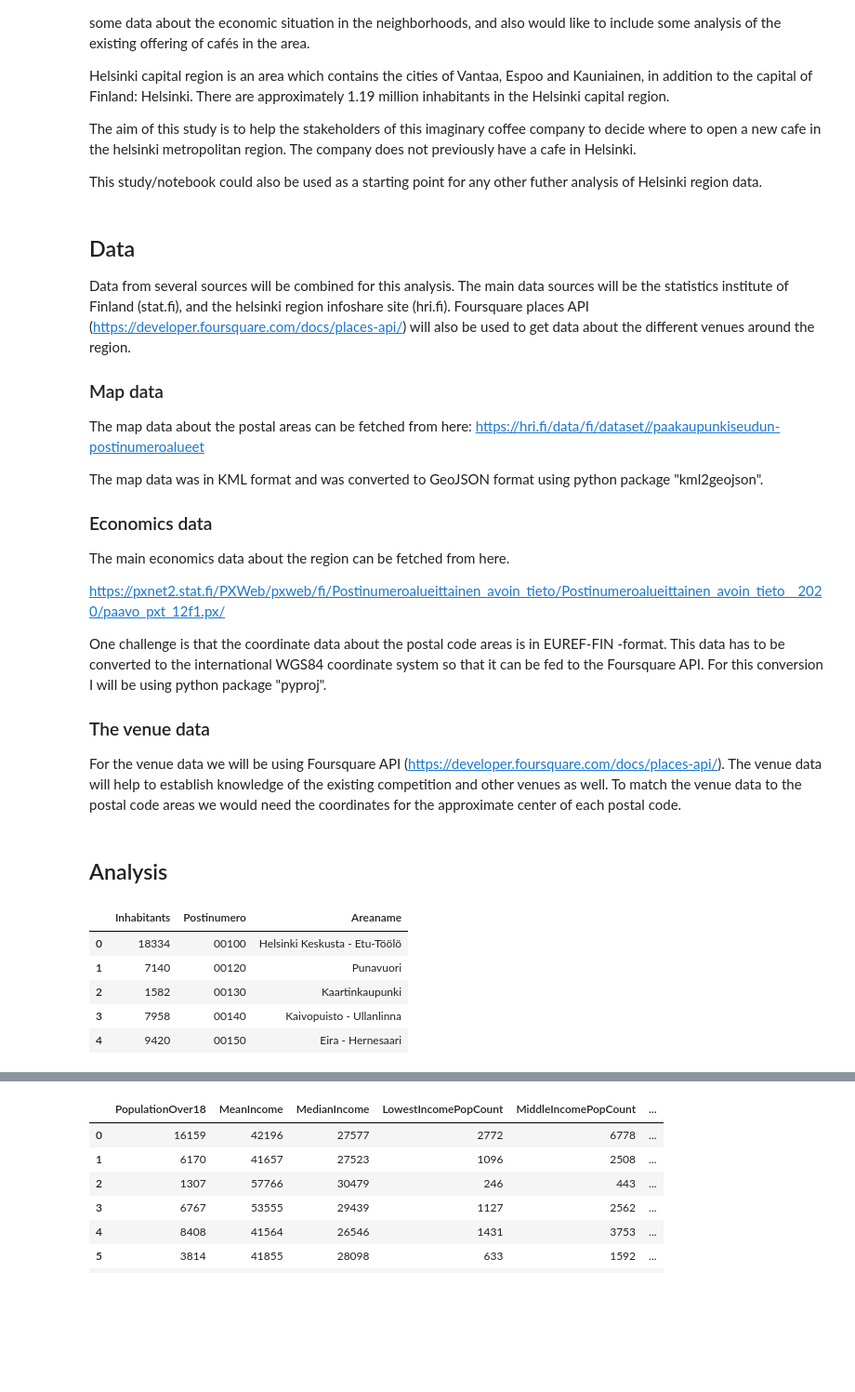
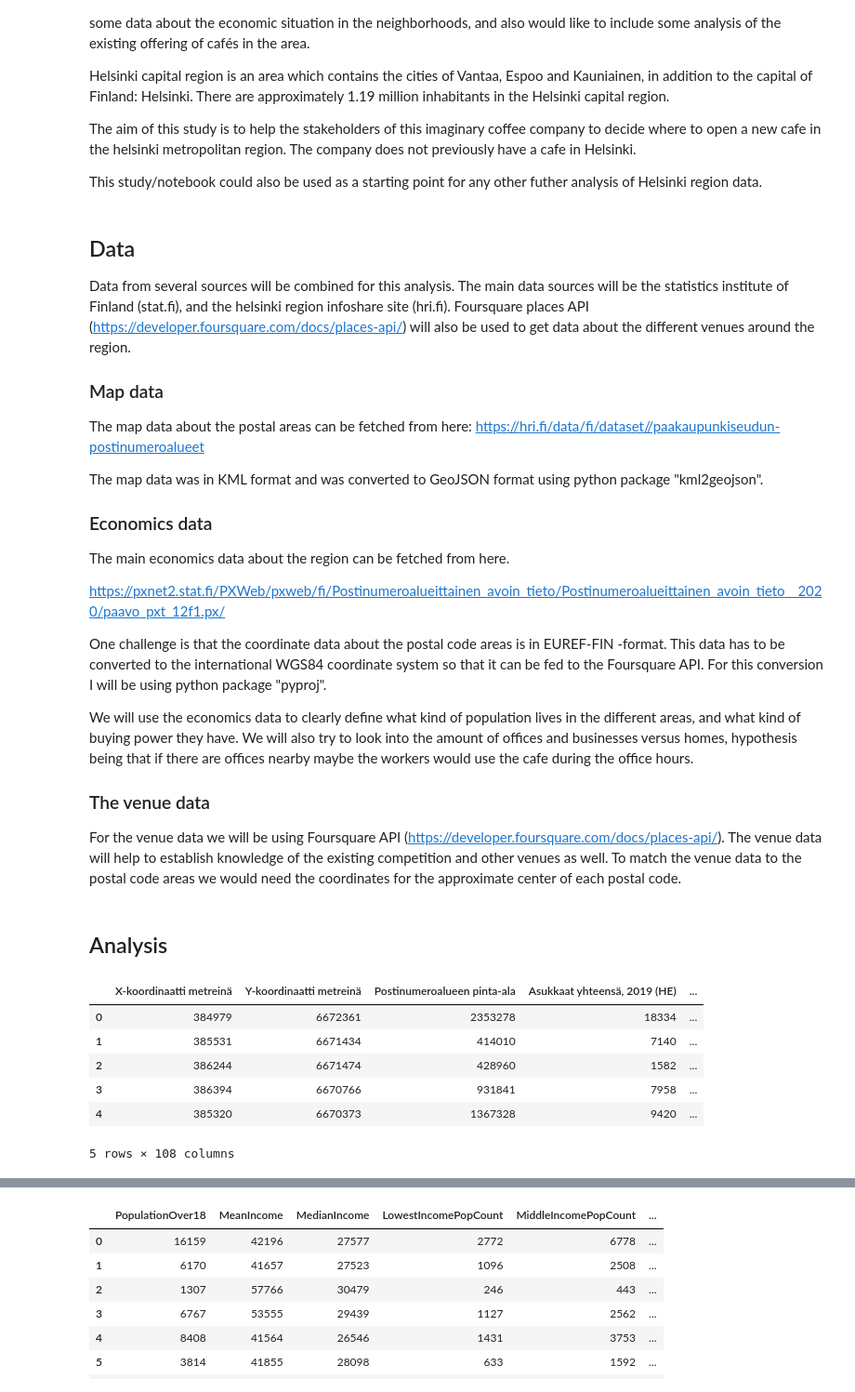
Before and after one commit to vesas/Coursera_Capstone, a Jupyter notebook: capstone/goodcoffee.ipynb, the cells around one changed output, grey strips where cells are left out. Shown at 93% size. Drawn from its saved outputs; the diff is of its cells as text; code cells hidden in the pictures; blank space fills up the shorter version.

Commit message:
started working on data section

```diff
--- a/capstone/goodcoffee.ipynb
+++ b/capstone/goodcoffee.ipynb
@@ -33,6 +33,8 @@ https://pxnet2.stat.fi/PXWeb/pxweb/fi/Postinumeroalueittainen_avoin_tieto/Postin
 
 One challenge is that the coordinate data about the postal code areas is in EUREF-FIN -format. This data has to be converted to the international WGS84 coordinate system so that it can be fed to the Foursquare API. For this conversion I will be using python package "pyproj".
 
+We will use the economics data to clearly define what kind of population lives in the different areas, and what kind of buying power they have. We will also try to look into the amount of offices and businesses versus homes, hypothesis being that if there are offices nearby maybe the workers would use the cafe during the office hours.
+
 ### The venue data
 
 For the venue data we will be using Foursquare API (https://developer.foursquare.com/docs/places-api/). The venue data will help to establish knowledge of the existing competition and other venues as well. To match the venue data to the postal code areas we would need the coordinates for the approximate center of each postal code.
@@ -46,27 +50,23 @@ import json
 # %%
-# Let's get the general population data into a dataframe
-population_df = pd.read_csv("001_12ey_2019.csv",skiprows=2, encoding='ansi')
+# Let's get the general postal area data into a dataframe
+postalareas_df = pd.read_csv("009_12f7_2021.csv",skiprows=2, encoding='ansi')
 
-# Let's process the data for total number of inhabitants per postal code
 # split 'Postinumeroalue' into postal code and area name
-# The reason we are using the Finnish term 'Postinumero' for postal code is that we can key on it when creating the choropleth maps
-population_df[['Postinumero','Areaname']] = population_df.Postinumeroalue.str.split(" ", n=1,expand=True)
+postalareas_df[['Postalcode','Areaname']] = postalareas_df.Postinumeroalue.str.split(" ", n=1,expand=True)
 
 # drop the old 'Postinumeroalue' column
-population_df = population_df.drop('Postinumeroalue',axis=1)
-
-# rename columns for easier access
-population_df.columns = ['Inhabitants','Postinumero','Areaname']
+postalareas_df = postalareas_df.drop('Postinumeroalue',axis=1)
 
 # strip the city name from the areanames
-population_df['Areaname'] = population_df['Areaname'].map(lambda x: x.replace(' (Helsinki)','').replace(' (Vantaa)','').replace(' (Espoo)','').replace(' (Kauniainen)',''))
+postalareas_df['Areaname'] = postalareas_df['Areaname'].map(lambda x: x.replace(' (Helsinki)','').replace(' (Vantaa)','').replace(' (Espoo)','').replace(' (Kauniainen)',''))
 
 # show results
-population_df.head()
+postalareas_df.head()
 # %% [output]
-|  | Inhabitants | Postinumero | Areaname |
-| 0 | 18334 | 00100 | Helsinki Keskusta - Etu-Töölö |
-| 1 | 7140 | 00120 | Punavuori |
-| 2 | 1582 | 00130 | Kaartinkaupunki |
-| 3 | 7958 | 00140 | Kaivopuisto - Ullanlinna |
-| 4 | 9420 | 00150 | Eira - Hernesaari |
+|  | X-koordinaatti metreinä | Y-koordinaatti metreinä | Postinumeroalueen pinta-ala | Asukkaat yhteensä, 2019 (HE) | ... |
+| 0 | 384979 | 6672361 | 2353278 | 18334 | ... |
+| 1 | 385531 | 6671434 | 414010 | 7140 | ... |
+| 2 | 386244 | 6671474 | 428960 | 1582 | ... |
+| 3 | 386394 | 6670766 | 931841 | 7958 | ... |
+| 4 | 385320 | 6670373 | 1367328 | 9420 | ... |
+5 rows × 108 columns
```
Also changed, not shown: parts of 7 cells of this notebook, 1 other file.
